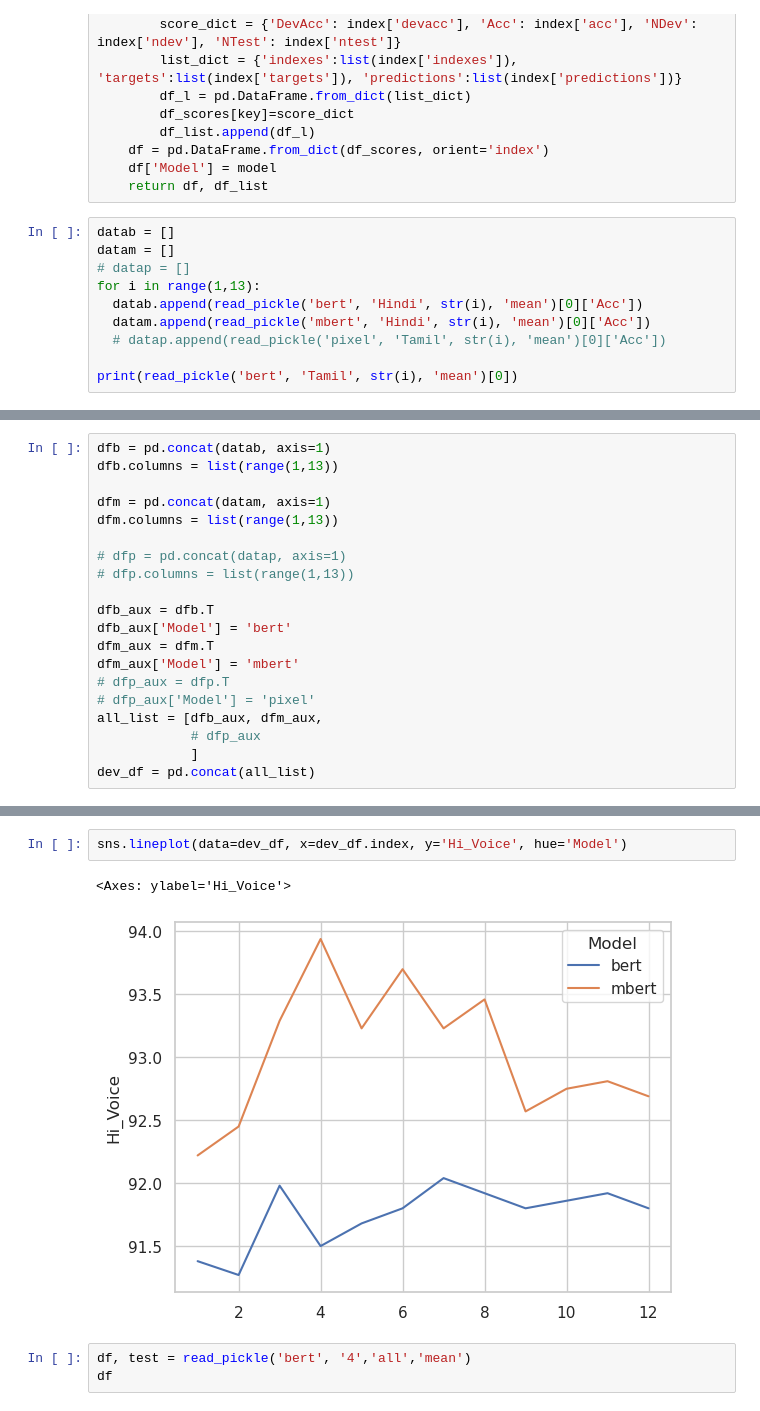
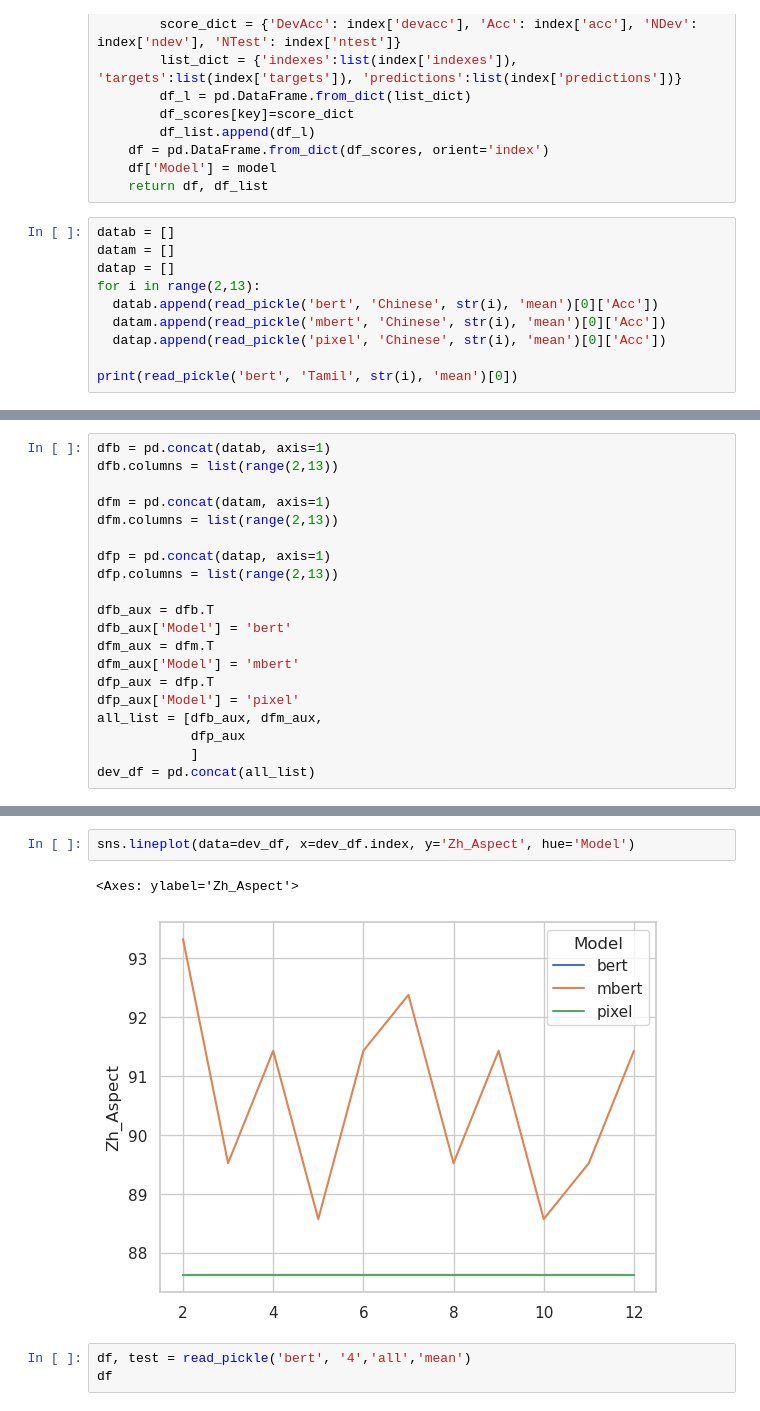
Before and after one commit to vgaraujov/SentEval, a Jupyter notebook: read_pickle.ipynb, the cells around one changed output, grey strips where cells are left out. Drawn from its saved outputs; the diff is of its cells as text.

```diff
--- a/read_pickle.ipynb
+++ b/read_pickle.ipynb
@@ -29,11 +29,11 @@ def read_pickle(model, lang, layer, pooling):
 # %%
 datab = []
 datam = []
-# datap = []
-for i in range(1,13):
-  datab.append(read_pickle('bert', 'Hindi', str(i), 'mean')[0]['Acc'])
-  datam.append(read_pickle('mbert', 'Hindi', str(i), 'mean')[0]['Acc'])
-  # datap.append(read_pickle('pixel', 'Tamil', str(i), 'mean')[0]['Acc'])
+datap = []
+for i in range(2,13):
+  datab.append(read_pickle('bert', 'Chinese', str(i), 'mean')[0]['Acc'])
+  datam.append(read_pickle('mbert', 'Chinese', str(i), 'mean')[0]['Acc'])
+  datap.append(read_pickle('pixel', 'Chinese', str(i), 'mean')[0]['Acc'])
 
 print(read_pickle('bert', 'Tamil', str(i), 'mean')[0])
 # %% [output]
@@ -50,21 +50,21 @@ Ta_VerbForm    58.75  40.83    80    120  bert
 # %%
 dfb = pd.concat(datab, axis=1)
-dfb.columns = list(range(1,13))
+dfb.columns = list(range(2,13))
 
 dfm = pd.concat(datam, axis=1)
-dfm.columns = list(range(1,13))
+dfm.columns = list(range(2,13))
 
-# dfp = pd.concat(datap, axis=1)
-# dfp.columns = list(range(1,13))
+dfp = pd.concat(datap, axis=1)
+dfp.columns = list(range(2,13))
 
 dfb_aux = dfb.T
 dfb_aux['Model'] = 'bert'
 dfm_aux = dfm.T
 dfm_aux['Model'] = 'mbert'
-# dfp_aux = dfp.T
-# dfp_aux['Model'] = 'pixel'
+dfp_aux = dfp.T
+dfp_aux['Model'] = 'pixel'
 all_list = [dfb_aux, dfm_aux,
-            # dfp_aux
+            dfp_aux
             ]
 dev_df = pd.concat(all_list)
 # %%
@@ -90,8 +90,8 @@ dev_df
 # %%
-sns.lineplot(data=dev_df, x=dev_df.index, y='Hi_Voice', hue='Model')
+sns.lineplot(data=dev_df, x=dev_df.index, y='Zh_Aspect', hue='Model')
 # %% [output]
-<Axes: ylabel='Hi_Voice'>
+<Axes: ylabel='Zh_Aspect'>
-[figure, old version]
+[figure, new version]
 # %%
 df, test = read_pickle('bert', '4','all','mean')
 df
```
Also changed, not shown: parts of 2 cells of this notebook, 3 other files.
